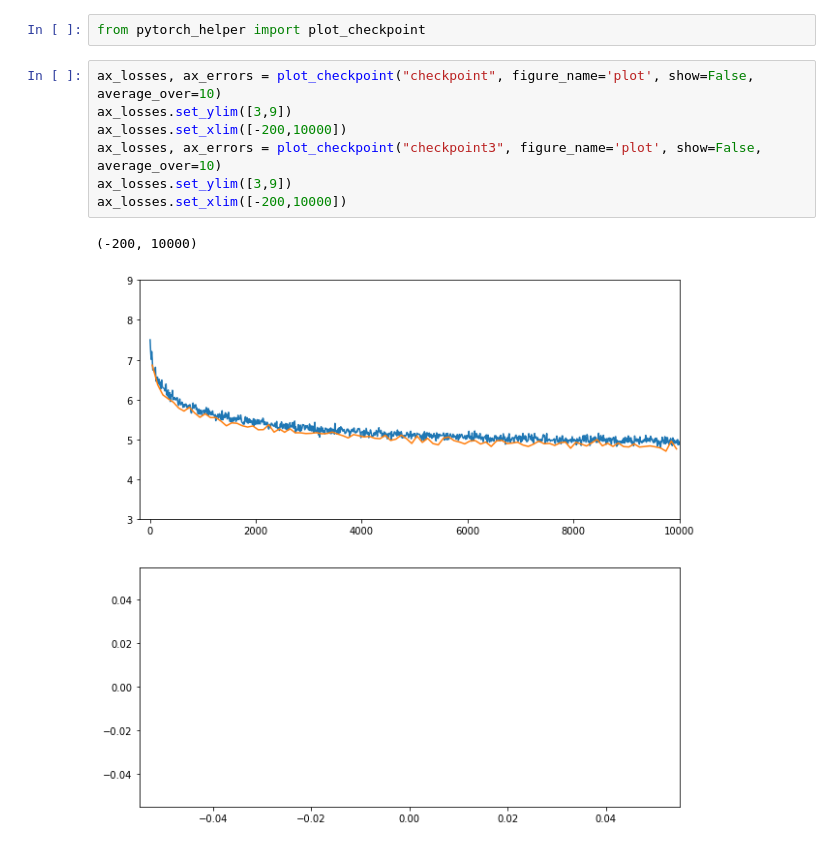
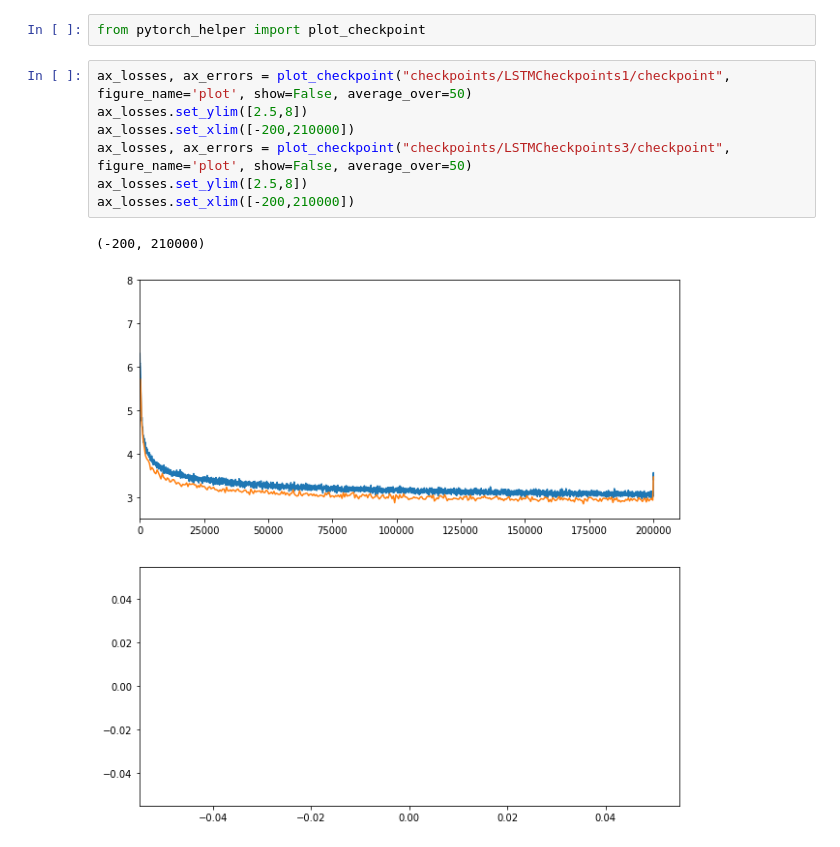
Before and after one commit to dmcinerney/Summarization, a Jupyter notebook: plot_checkpoint.ipynb, the cells around one changed output. Saved outputs shown, nothing was run; the diff lists cells and outputs as text.

```diff
--- a/plot_checkpoint.ipynb
+++ b/plot_checkpoint.ipynb
@@ -1,12 +1,12 @@
 # %%
 from pytorch_helper import plot_checkpoint
 # %%
-ax_losses, ax_errors = plot_checkpoint("checkpoint", figure_name='plot', show=False, average_over=10)
-ax_losses.set_ylim([3,9])
-ax_losses.set_xlim([-200,10000])
-ax_losses, ax_errors = plot_checkpoint("checkpoint3", figure_name='plot', show=False, average_over=10)
-ax_losses.set_ylim([3,9])
-ax_losses.set_xlim([-200,10000])
+ax_losses, ax_errors = plot_checkpoint("checkpoints/LSTMCheckpoints1/checkpoint", figure_name='plot', show=False, average_over=50)
+ax_losses.set_ylim([2.5,8])
+ax_losses.set_xlim([-200,210000])
+ax_losses, ax_errors = plot_checkpoint("checkpoints/LSTMCheckpoints3/checkpoint", figure_name='plot', show=False, average_over=50)
+ax_losses.set_ylim([2.5,8])
+ax_losses.set_xlim([-200,210000])
 # %% [output]
-(-200, 10000)
+(-200, 210000)
-[figure, old version]
+[figure, new version]
```
Also changed, not shown: parts of 1 cell of this notebook, 18 other files.
